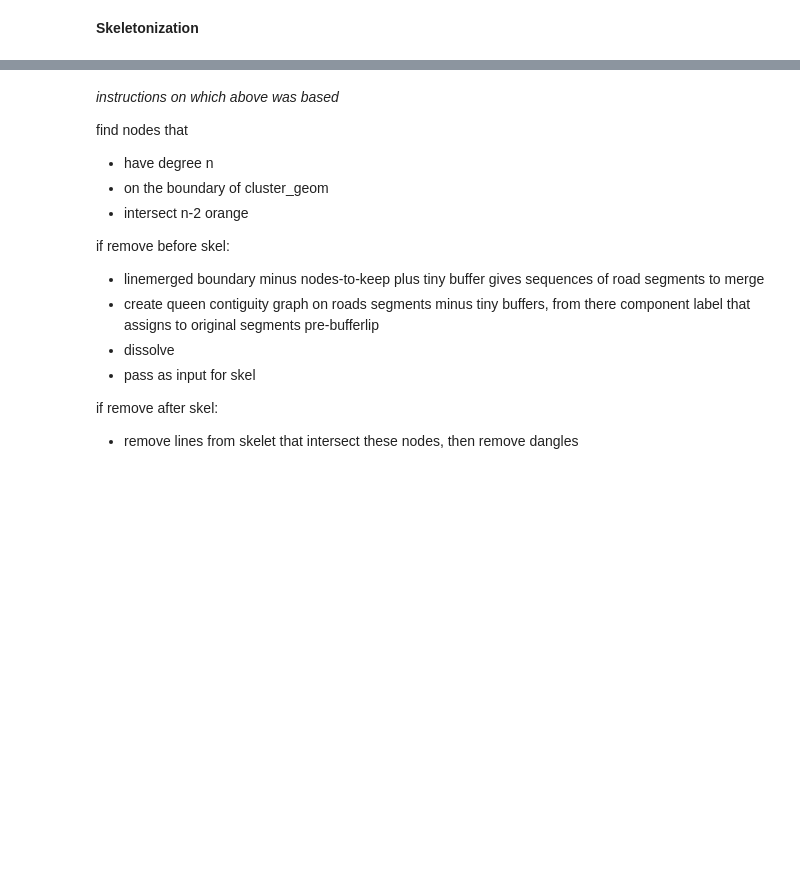
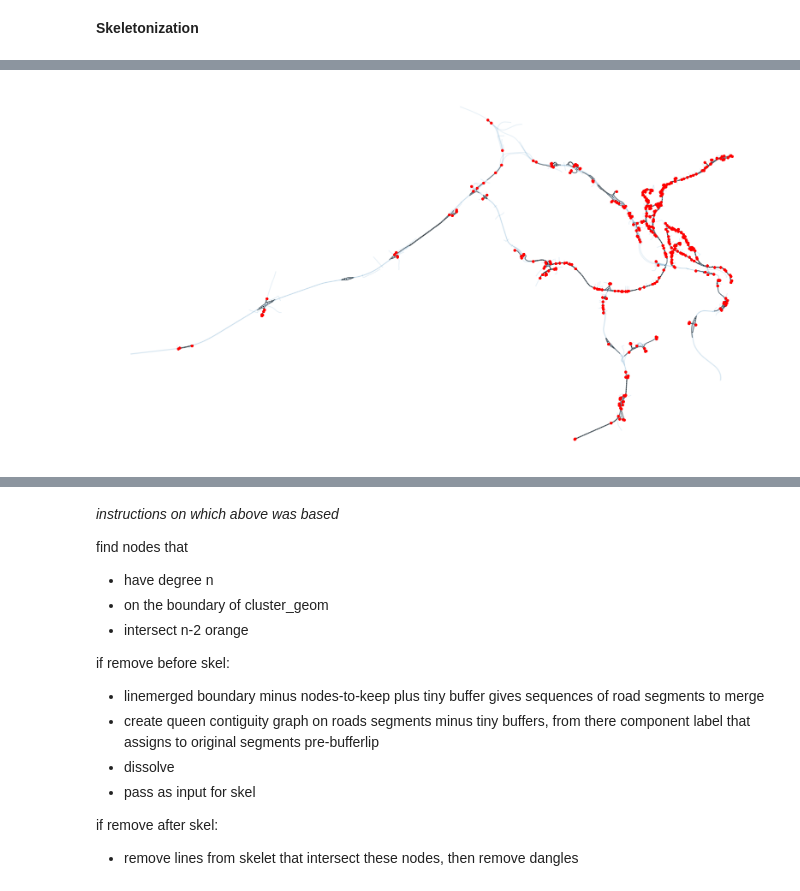
Before and after one commit to uscuni/simplification, a Jupyter notebook: notebooks/typology-multiples.ipynb, the cells around one changed output, grey strips where cells are left out. Saved outputs shown, nothing was run; the diff lists cells and outputs as text; code cells hidden in the pictures; blank space fills up the shorter version.

```diff
--- a/notebooks/typology-multiples.ipynb
+++ b/notebooks/typology-multiples.ipynb
@@ -320,5 +352,6 @@ ax.set_axis_off()
 %%time
 skel, _ = voronoi_skeleton( # this is the one we need
     edges_outside.dissolve(by="comp").geometry,
-    cluster_geom
+    cluster_geom,
+#    snap_to = False
 )
@@ -332,27 +367,29 @@ skel_full, _ = voronoi_skeleton( # this is the superfluous one
 # %%
 ### plot to see if all is correct
 fig, ax = plt.subplots(1,1, figsize =(20,40))
 
 # plot the entire street network
 roads.iloc[roads.sindex.query(cluster_geom, predicate="intersects")].plot(ax=ax, alpha = .1)
 
 # plot the artifact cluster
 artifacts[artifacts.comp == mycomp].plot(ax=ax, alpha = .1, zorder = 0)
 
 # plot artifact boundary
 edges_outside.plot(ax=ax, color = "grey", zorder = 1)
 
 #edges_within.plot(ax=ax, color = "grey", alpha = .1, zorder = 2)
 
 # plot nodes to keep
 nodes_boundary[nodes_boundary.to_keep].plot(
     ax=ax, zorder = 3, markersize = 15, color = "red"
 )
 
 # plot skeletonization (=new edges WITHIN artifact cluster)
 gpd.GeoSeries(skel).plot(ax=ax, color = "black", lw = 1, linestyle = "dotted")
 
 # plot superfluous skeletonization (the above one is a subset of this)
-gpd.GeoSeries(skel_full).plot(ax=ax, color = "grey", lw = 4, zorder = 0, alpha = .2)
+# gpd.GeoSeries(skel_full).plot(ax=ax, color = "grey", lw = 4, zorder = 0, alpha = .2)
 
 ax.set_axis_off()
+# %% [output]
+[figure, added]
```
Also changed, not shown: parts of 7 cells of this notebook.
